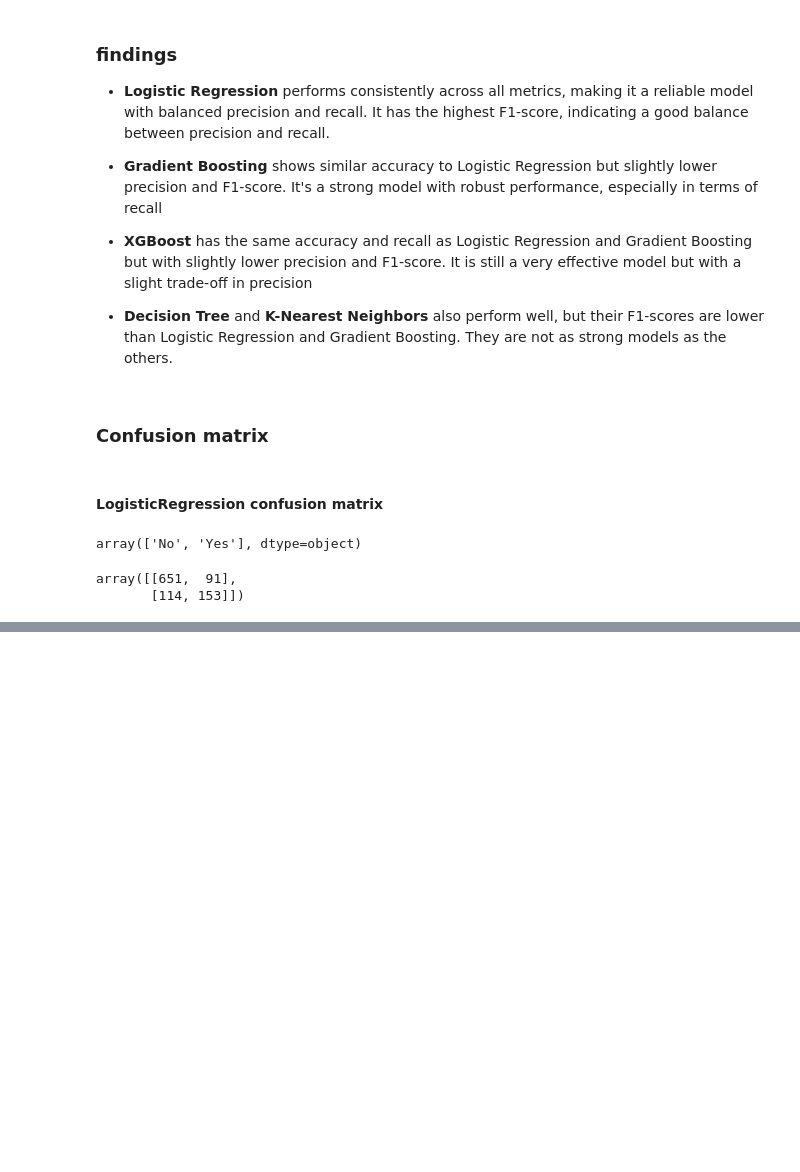
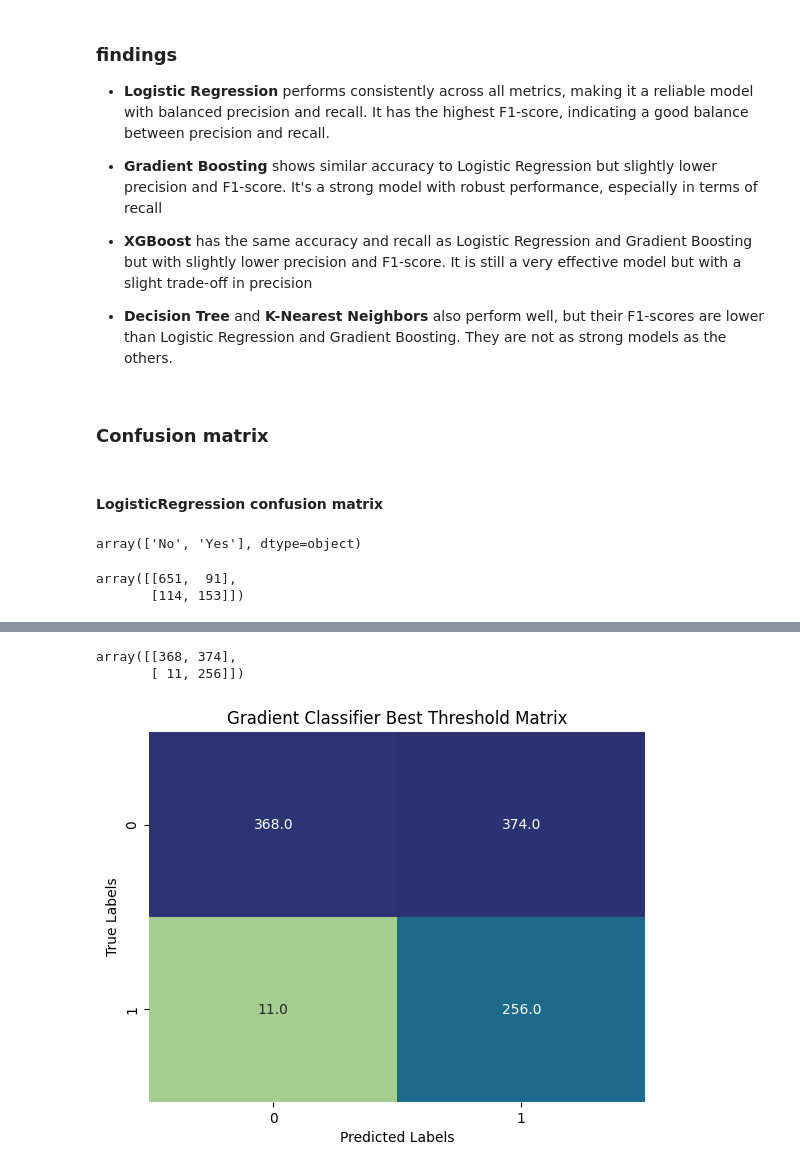
Before and after one commit to Caroline-Jerop/Customer-churn-Analysis, a Jupyter notebook: notebook/main.ipynb, the cells around one changed output, grey strips where cells are left out. Drawn from its saved outputs; the diff is of its cells as text; code cells hidden in the pictures; blank space fills up the shorter version.

```diff
--- a/notebook/main.ipynb
+++ b/notebook/main.ipynb
@@ -1738,0 +1186,4 @@ By implementing these recommendations, the telco company can improve customer sa
+# %%
+# get logistic regression pipeline
+GradientBoostingClassifier_pipeline = all_pipelines['Gradient_Boosting']
+GradientBoostingClassifier_pipeline
@@ -1738,0 +1209,29 @@ By implementing these recommendations, the telco company can improve customer sa
+# %%
+# Best threshold
+gradient_threshold = 0.090750
+
+# Predict probabilities
+y_pred_proba = GradientBoostingClassifier_pipeline.predict_proba(X_test)[:, 1]
+
+# Make predictions based on the threshold
+predictions = (y_pred_proba > gradient_threshold).astype(int)
+
+# Compute confusion matrix
+gradient_threshold_matrix = confusion_matrix(y_test_encoded, predictions)
+
+# Saving the best model and threshold in variables
+best_gradient_boosting_model = GradientBoostingClassifier_pipeline
+best_gradient_threshold = gradient_threshold
+gradient_threshold_matrix
+# %% [output]
+array([[368, 374],
+       [ 11, 256]])
+# %%
+# heatmap to visualize probable prediction at the best threshold
+sns.heatmap(gradient_threshold_matrix, annot=True, fmt='.1f', cmap='crest', cbar=False)
+plt.title('Gradient Classifier Best Threshold Matrix')
+plt.xlabel('Predicted Labels')
+plt.ylabel('True Labels')
+plt.show()
+# %% [output]
+[figure, added]
```
Also changed, not shown: parts of 90 cells of this notebook.
